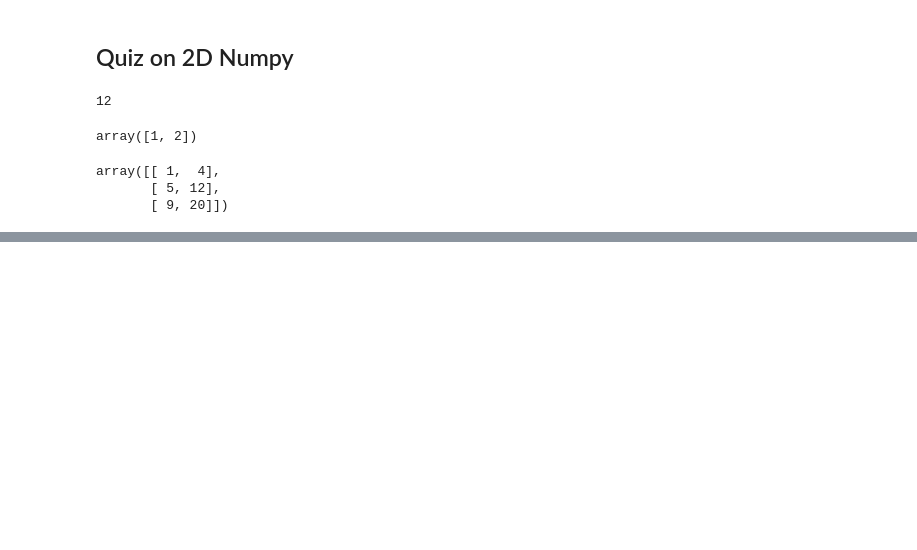
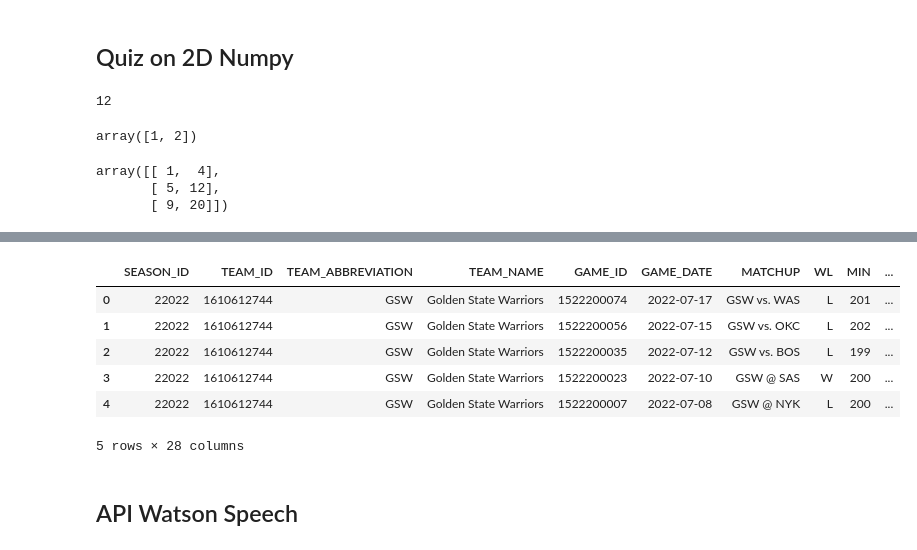
Before and after one commit to PosgradoMNA/actividades-de-aprendizaje-vallesda, a Jupyter notebook: module5_python_numpy_and_APIs.ipynb, the cells around one changed output, grey strips where cells are left out. Saved outputs shown, nothing was run; the diff lists cells and outputs as text; code cells hidden in the pictures; blank space fills up the shorter version.

```diff
--- a/module5_python_numpy_and_APIs.ipynb
+++ b/module5_python_numpy_and_APIs.ipynb
@@ -334,0 +491,13 @@ array([[ 1,  4],
+# %%
+games = gamefinder.get_data_frames()[0]
+games.head()
+# %% [output]
+|  | SEASON_ID | TEAM_ID | TEAM_ABBREVIATION | TEAM_NAME | GAME_ID | GAME_DATE | MATCHUP | WL | MIN | ... |
+| 0 | 22022 | 1610612744 | GSW | Golden State Warriors | 1522200074 | 2022-07-17 | GSW vs. WAS | L | 201 | ... |
+| 1 | 22022 | 1610612744 | GSW | Golden State Warriors | 1522200056 | 2022-07-15 | GSW vs. OKC | L | 202 | ... |
+| 2 | 22022 | 1610612744 | GSW | Golden State Warriors | 1522200035 | 2022-07-12 | GSW vs. BOS | L | 199 | ... |
+| 3 | 22022 | 1610612744 | GSW | Golden State Warriors | 1522200023 | 2022-07-10 | GSW @ SAS | W | 200 | ... |
+| 4 | 22022 | 1610612744 | GSW | Golden State Warriors | 1522200007 | 2022-07-08 | GSW @ NYK | L | 200 | ... |
+5 rows × 28 columns
+# %% [markdown]
+## API Watson Speech
```
Also changed, not shown: parts of 54 cells of this notebook.
